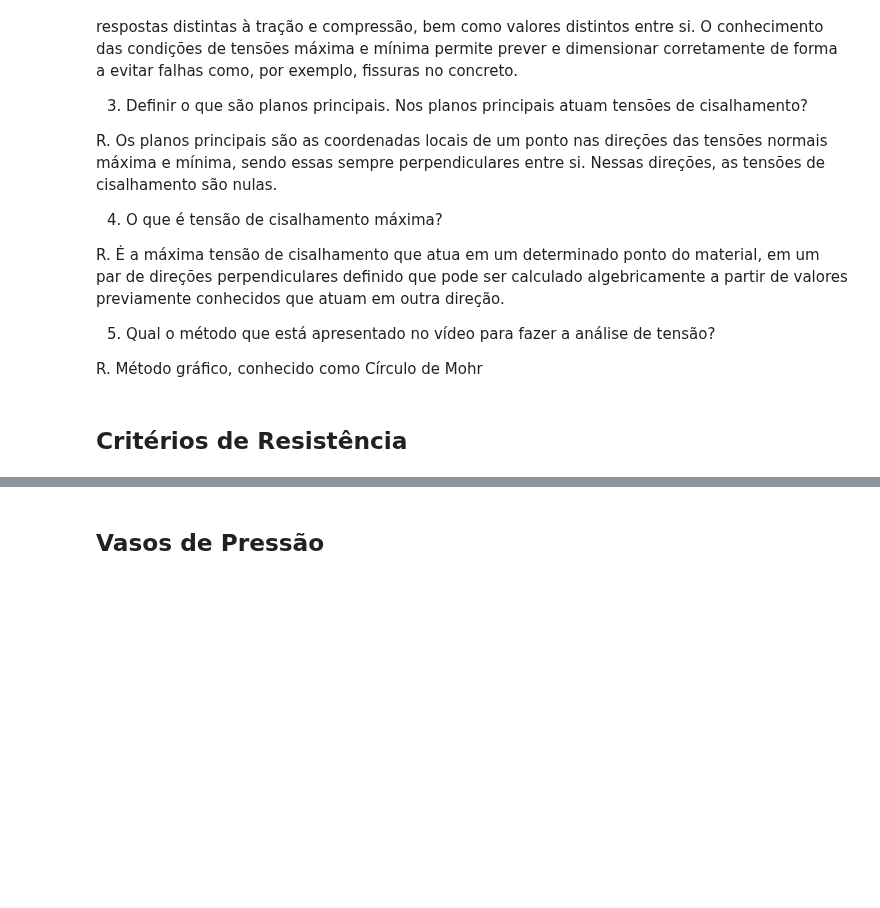
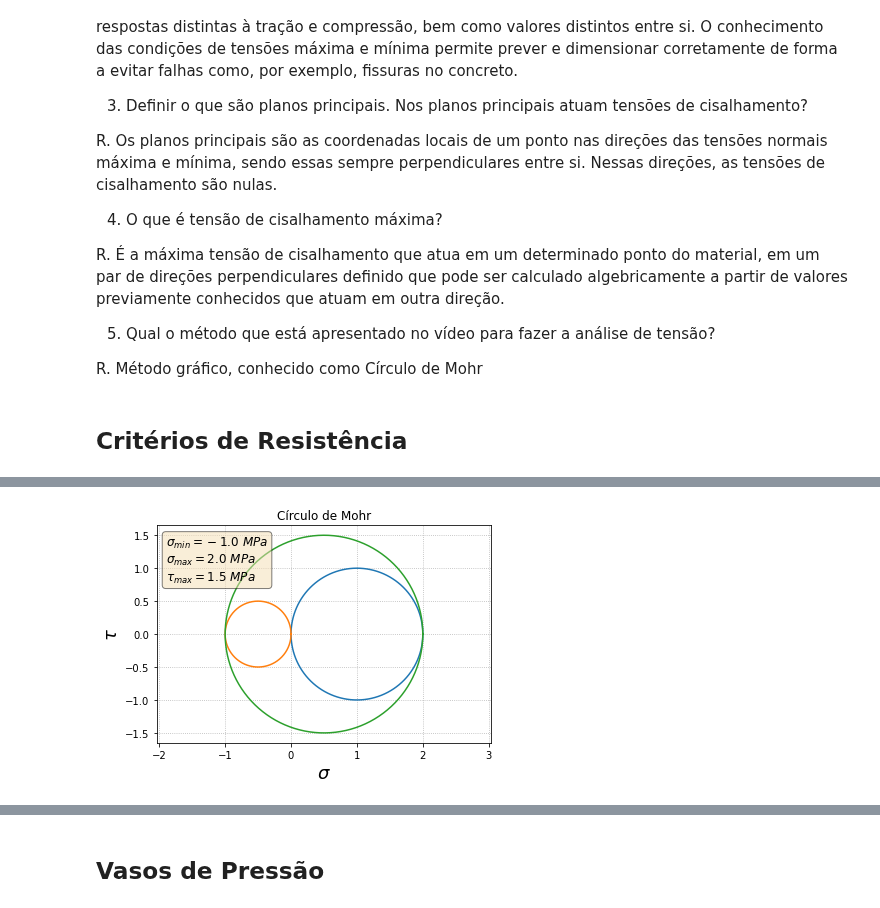
Before and after one commit to noedelima/Mecanica_dos_Solidos_Uff_20_1, a Jupyter notebook: Mecânica dos Sólidos II.ipynb, the cells around one changed output, grey strips where cells are left out. Saved outputs shown, nothing was run; the diff lists cells and outputs as text; code cells hidden in the pictures; blank space fills up the shorter version.

```diff
--- a/Mecânica dos Sólidos II.ipynb
+++ b/Mecânica dos Sólidos II.ipynb
@@ -342,0 +384,4 @@ R. Método gráfico, conhecido como Círculo de Mohr
+# %%
+mohr_xyz(2,-1)
+# %% [output]
+[figure, added]
```
Also changed, not shown: parts of 5 cells of this notebook.
